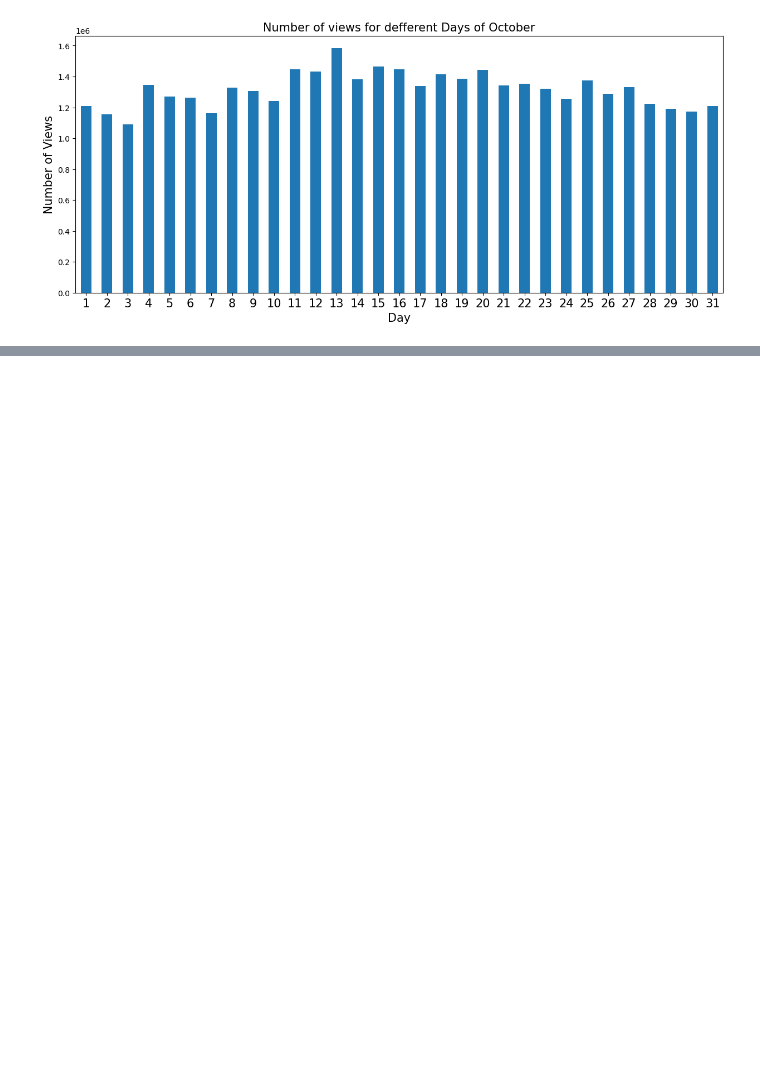
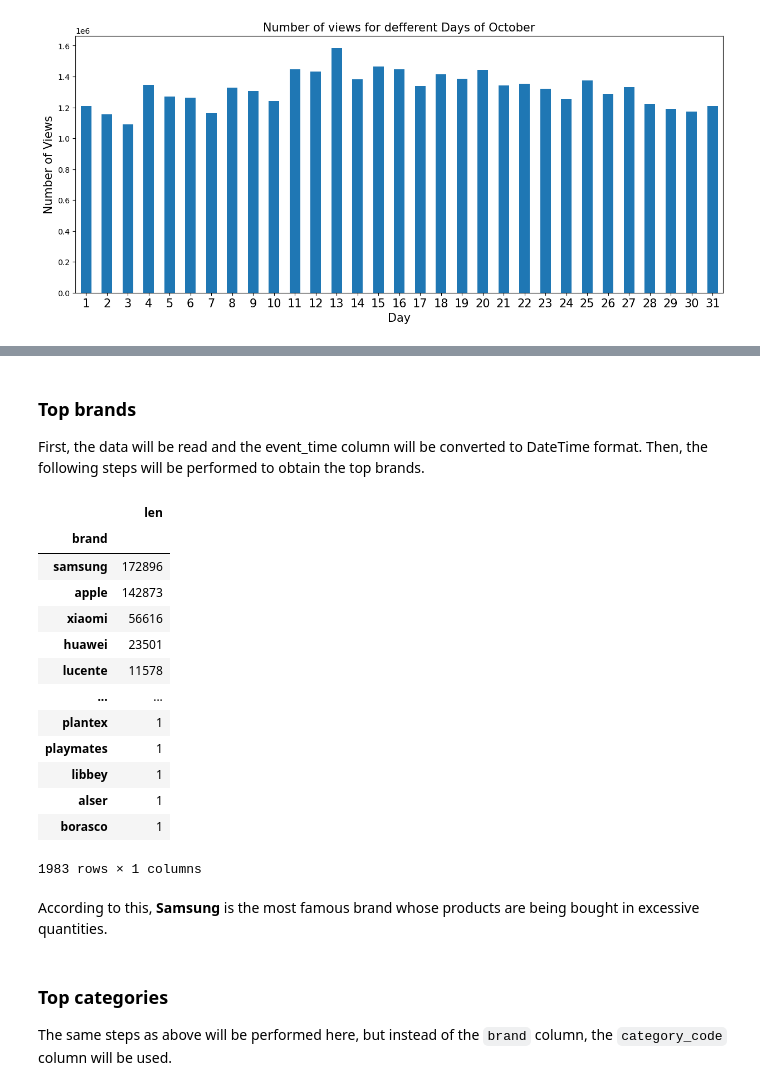
Before and after one commit to ZobaerIslam/Customer-Behavior-Analysis, a Jupyter notebook: customer_behavior_analysis.ipynb, the cells around one changed output, grey strips where cells are left out. Drawn from its saved outputs; the diff is of its cells as text; code cells hidden in the pictures; blank space fills up the shorter version.

Commit message:
Identifying famous brands and categories

```diff
--- a/customer_behavior_analysis.ipynb
+++ b/customer_behavior_analysis.ipynb
@@ -339,0 +351,37 @@ From the above weekly and hourly analysis, it can be observed that most of the u
+# %% [markdown]
+### Top brands
+First, the data will be read and the event_time column will be converted to DateTime format. Then, the following steps will be performed to obtain the top brands.
+# %%
+# Get rows where products are purchased
+purchase = df[df['event_type'] == 'purchase']
+# %%
+# Group the DataFrame on brands
+top_brands = purchase.groupby('brand')
+
+# Get number of products bought by computing length of each grouped brand
+top_brands = top_brands['brand'].agg([len])
+
+# Sort the result on obtained length in descenging order
+top_brands.sort_values('len', ascending=False, inplace=True)
+# %%
+top_brands
+# %% [output]
+|  | len |
+| brand |  |
+| samsung | 172896 |
+| apple | 142873 |
+| xiaomi | 56616 |
+| huawei | 23501 |
+| lucente | 11578 |
+| ... | ... |
+| plantex | 1 |
+| playmates | 1 |
+| libbey | 1 |
+| alser | 1 |
+| borasco | 1 |
+1983 rows × 1 columns
+# %% [markdown]
+According to this, **Samsung** is the most famous brand whose products are being bought in excessive quantities.
+# %% [markdown]
+### Top categories
+The same steps as above will be performed here, but instead of the `brand` column, the `category_code` column will be used.
```
Also changed, not shown: parts of 19 cells of this notebook.
